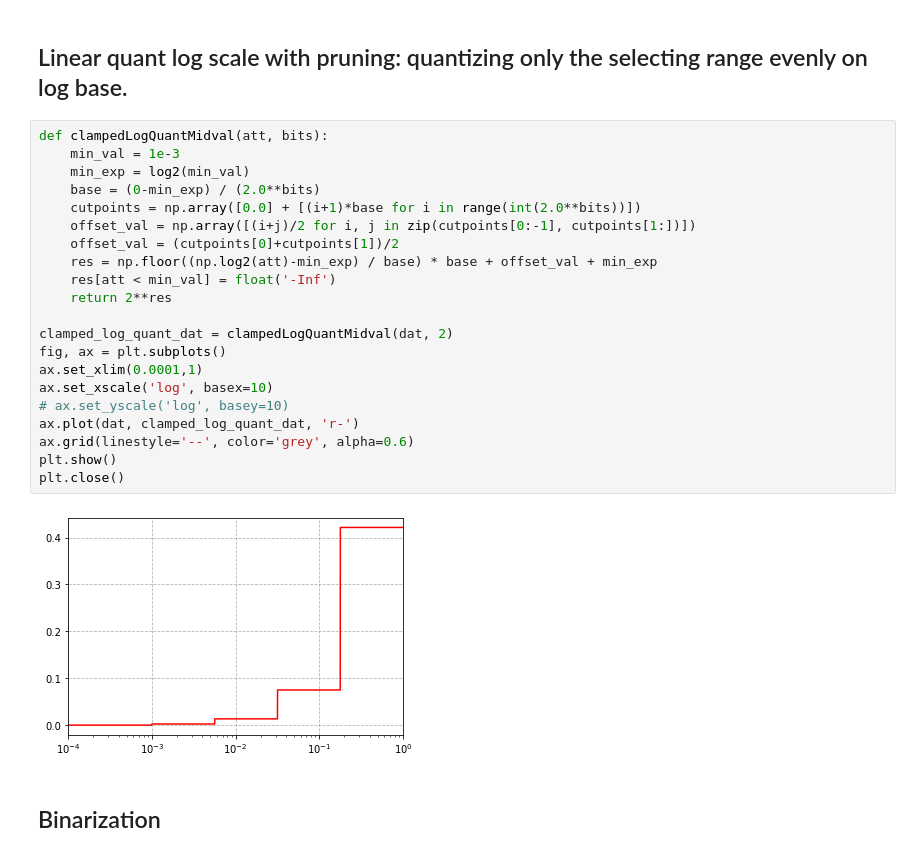
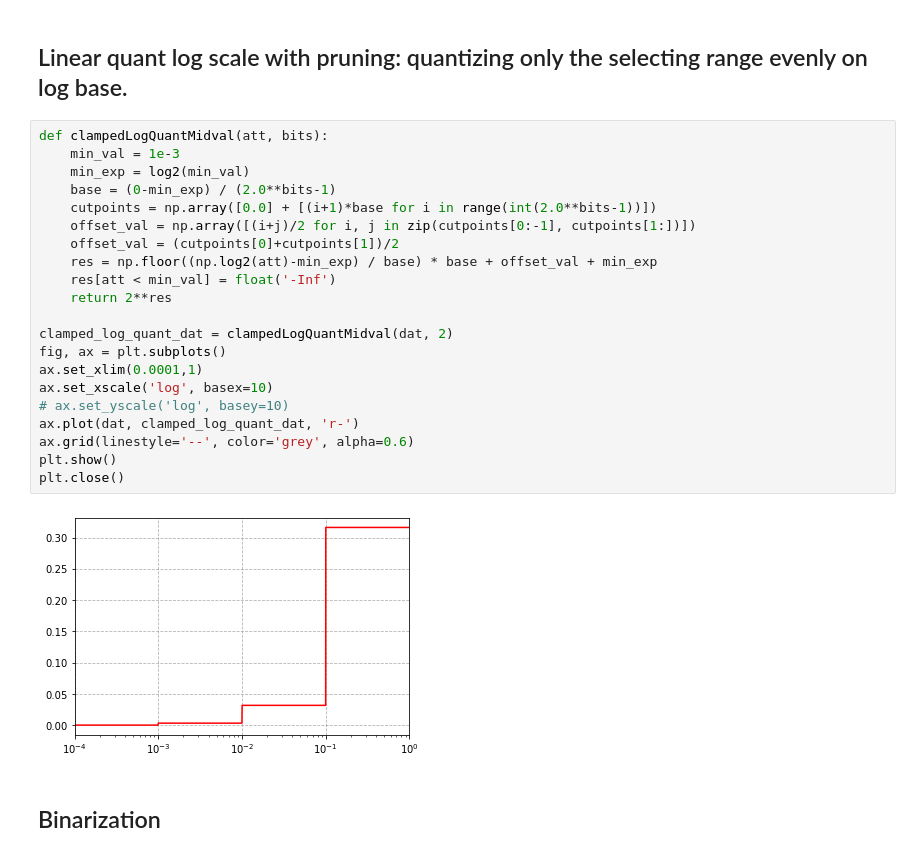
Before and after one commit to COMPAS-Lab/sparsity-transformers-analyzer, a Jupyter notebook: quant_method_explain.ipynb, the cells around one changed output. Saved outputs shown, nothing was run; the diff lists cells and outputs as text.

```diff
--- a/quant_method_explain.ipynb
+++ b/quant_method_explain.ipynb
@@ -98,26 +98,26 @@ plt.close()
 # %%
 def clampedLogQuantMidval(att, bits):
     min_val = 1e-3
     min_exp = log2(min_val)
-    base = (0-min_exp) / (2.0**bits)
-    cutpoints = np.array([0.0] + [(i+1)*base for i in range(int(2.0**bits))])
+    base = (0-min_exp) / (2.0**bits-1)
+    cutpoints = np.array([0.0] + [(i+1)*base for i in range(int(2.0**bits-1))])
     offset_val = np.array([(i+j)/2 for i, j in zip(cutpoints[0:-1], cutpoints[1:])])
     offset_val = (cutpoints[0]+cutpoints[1])/2
     res = np.floor((np.log2(att)-min_exp) / base) * base + offset_val + min_exp
     res[att < min_val] = float('-Inf')
     return 2**res
 
 clamped_log_quant_dat = clampedLogQuantMidval(dat, 2)
 fig, ax = plt.subplots()
 ax.set_xlim(0.0001,1)
 ax.set_xscale('log', basex=10)
 # ax.set_yscale('log', basey=10)
 ax.plot(dat, clamped_log_quant_dat, 'r-')
 ax.grid(linestyle='--', color='grey', alpha=0.6)
 plt.show()
 plt.close()
 # %% [output]
-[figure, old version]
+[figure, new version]
 # %% [markdown]
 ## Binarization
 # %%
```
Also changed, not shown: 7 other files.
